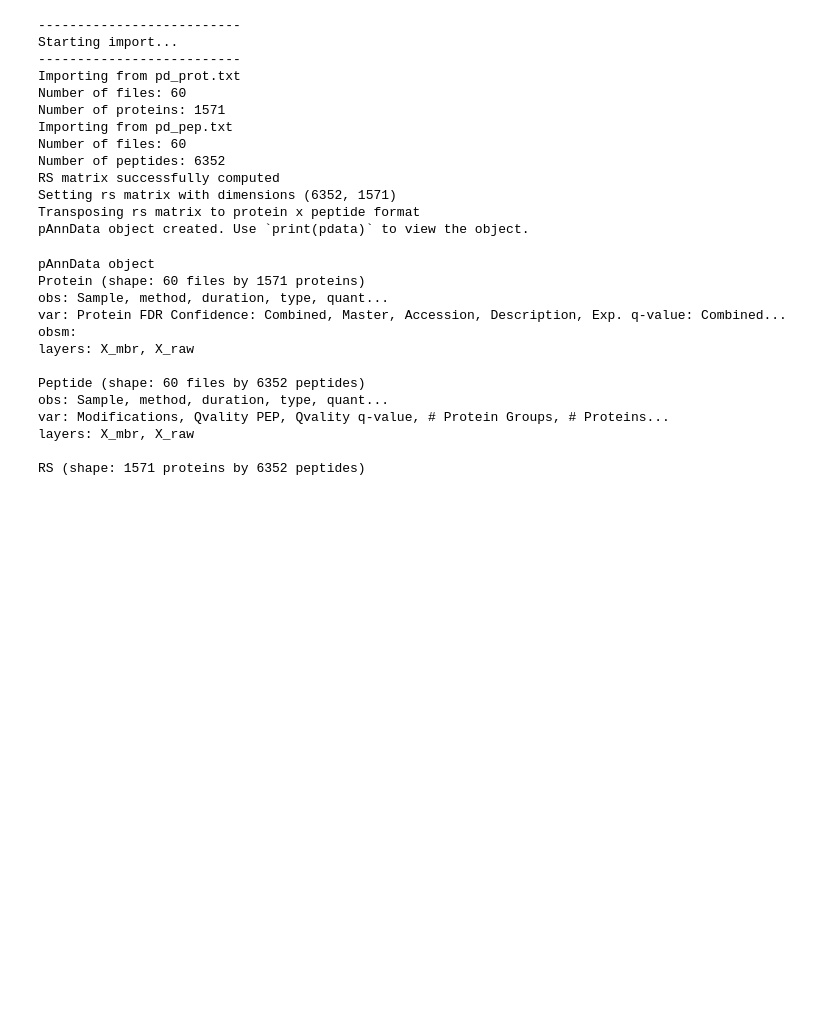
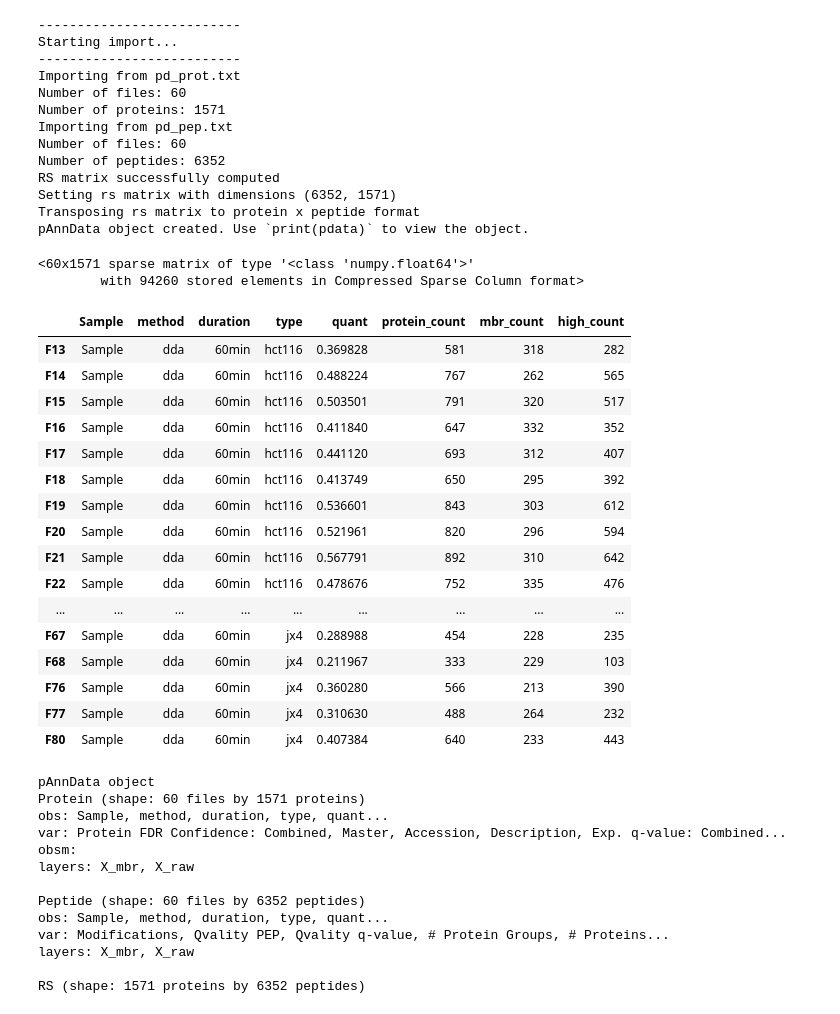
Before and after one commit to gnaprs/scviz, a Jupyter notebook: dev/dev_OOP.ipynb, the cells around one changed output. Cells and saved outputs as stored; diff of their text form; code cells hidden in the pictures; blank space fills up the shorter version.

```diff
--- a/dev/dev_OOP.ipynb
+++ b/dev/dev_OOP.ipynb
@@ -89,6 +89,31 @@ RS matrix successfully computed
 Setting rs matrix with dimensions (6352, 1571)
 Transposing rs matrix to protein x peptide format
 pAnnData object created. Use `print(pdata)` to view the object.
+# %%
+pdata.prot.X
+# %% [output]
+<60x1571 sparse matrix of type '<class 'numpy.float64'>'
+        with 94260 stored elements in Compressed Sparse Column format>
+# %%
+pdata.prot.obs
+# %% [output]
+|  | Sample | method | duration | type | quant | protein_count | mbr_count | high_count |
+| F13 | Sample | dda | 60min | hct116 | 0.369828 | 581 | 318 | 282 |
+| F14 | Sample | dda | 60min | hct116 | 0.488224 | 767 | 262 | 565 |
+| F15 | Sample | dda | 60min | hct116 | 0.503501 | 791 | 320 | 517 |
+| F16 | Sample | dda | 60min | hct116 | 0.411840 | 647 | 332 | 352 |
+| F17 | Sample | dda | 60min | hct116 | 0.441120 | 693 | 312 | 407 |
+| F18 | Sample | dda | 60min | hct116 | 0.413749 | 650 | 295 | 392 |
+| F19 | Sample | dda | 60min | hct116 | 0.536601 | 843 | 303 | 612 |
+| F20 | Sample | dda | 60min | hct116 | 0.521961 | 820 | 296 | 594 |
+| F21 | Sample | dda | 60min | hct116 | 0.567791 | 892 | 310 | 642 |
+| F22 | Sample | dda | 60min | hct116 | 0.478676 | 752 | 335 | 476 |
+| ... | ... | ... | ... | ... | ... | ... | ... | ... |
+| F67 | Sample | dda | 60min | jx4 | 0.288988 | 454 | 228 | 235 |
+| F68 | Sample | dda | 60min | jx4 | 0.211967 | 333 | 229 | 103 |
+| F76 | Sample | dda | 60min | jx4 | 0.360280 | 566 | 213 | 390 |
+| F77 | Sample | dda | 60min | jx4 | 0.310630 | 488 | 264 | 232 |
+| F80 | Sample | dda | 60min | jx4 | 0.407384 | 640 | 233 | 443 |
 # %%
 pdata
 # %% [output]
```
Also changed, not shown: 10 other files.
